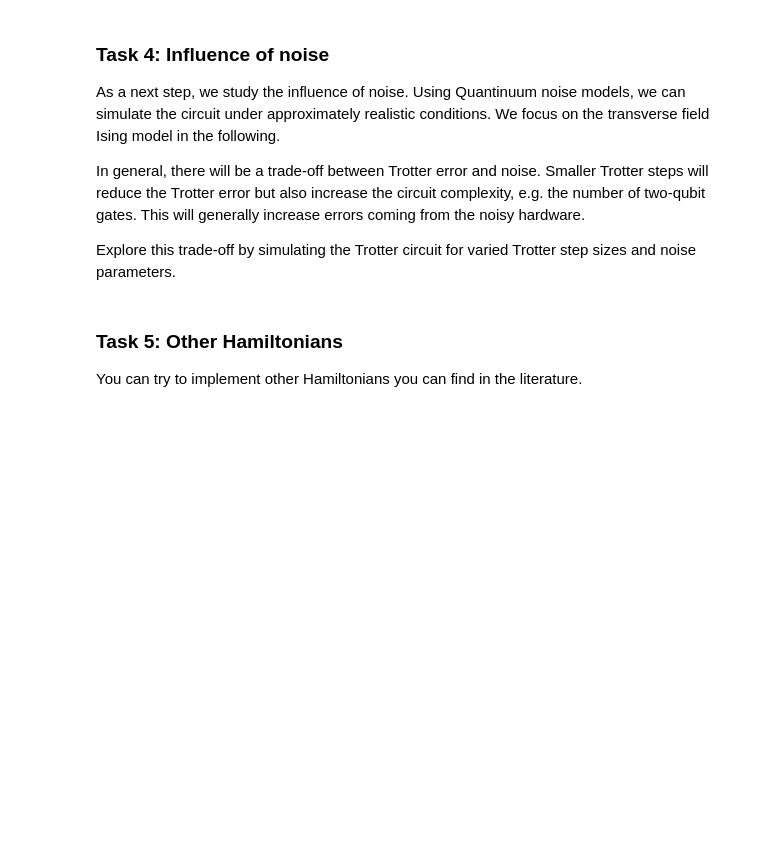
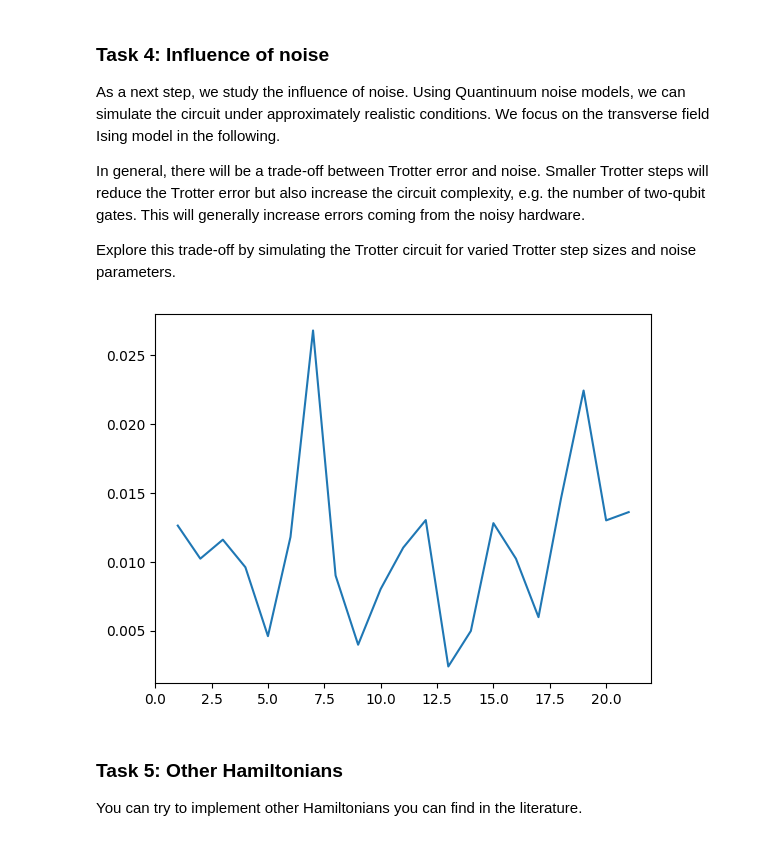
Before and after one commit to Rohan-T144/2025-Quantinuum, a Jupyter notebook: notebooks/hamiltonian_simulation.ipynb, the cells around one changed output. Cells and saved outputs as stored; diff of their text form; code cells hidden in the pictures; blank space fills up the shorter version.

```diff
--- a/notebooks/hamiltonian_simulation.ipynb
+++ b/notebooks/hamiltonian_simulation.ipynb
@@ -742 +801,21 @@ bit_flip = pauli_error([("X", p_error), ("I", 1 - p_error)])
+# %%
+def key_to_int(key):
+    if isinstance(key, tuple):
+        return int("".join(str(bit) for bit in key), 2)
+    elif isinstance(key, str):
+        return int(key, 2)
+    else:
+        return key
+
+def dist(counts, st, N, shots):
+    exact_probs = {i: abs(amp)**2 for i, amp in enumerate(st)}
+    counts_int = {key_to_int(k): v for k, v in counts.items()}
+
+    total_diff = 0.0
+    all_states = set(counts_int.keys()).union(exact_probs.keys())
+    for state in all_states:
+        noisy_prob = counts_int.get(state, 0) / shots
+        exact_prob = exact_probs.get(state, 0)
+        total_diff += abs(noisy_prob - exact_prob)
+    return total_diff
 # %%
@@ -768,3 +840,16 @@ plt.show()
+# %%
+N = 2
+t = 1
+shots = 10000
+n_trotter_steps = range(1, 22, 1)
+err1 = np.array([error1(N, t, p, shots) for p in n_trotter_steps])
+plt.plot(n_trotter_steps, err1, label="1st order")
+# plt.xscale("log")
+# plt.yscale("log")
+# plt.legend()
+plt.show()
+# %% [output]
+[figure, added]
 # %% [markdown]
 ### Task 5: Other Hamiltonians
 
```
Also changed, not shown: parts of 12 cells of this notebook.
